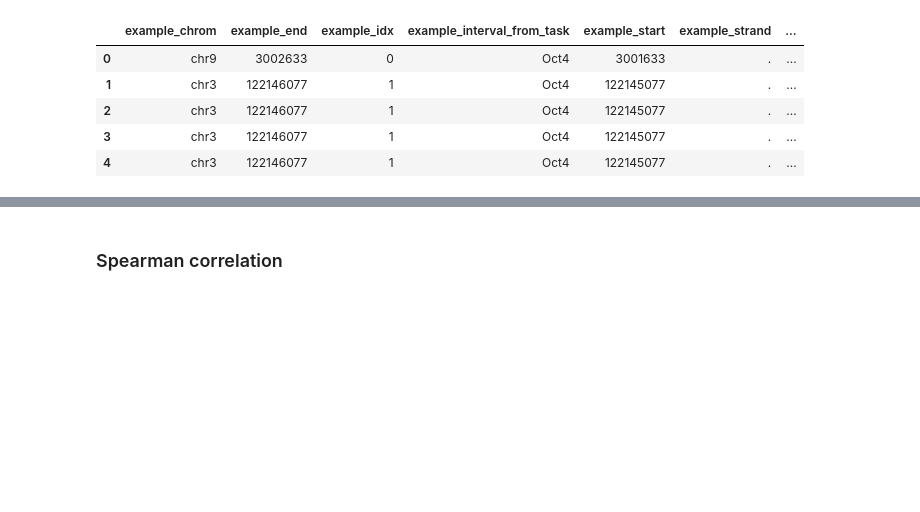
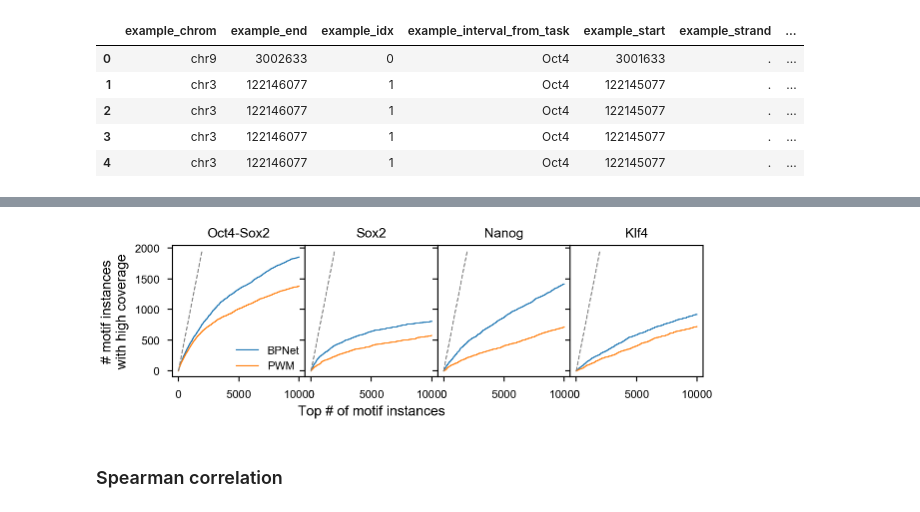
Before and after one commit to kundajelab/bpnet-manuscript, a Jupyter notebook: src/figures/11-method-comparison-pwm-chexmix.ipynb, the cells around one changed output, grey strips where cells are left out. Saved outputs shown, nothing was run; the diff lists cells and outputs as text; code cells hidden in the pictures; blank space fills up the shorter version.

```diff
--- a/src/figures/11-method-comparison-pwm-chexmix.ipynb
+++ b/src/figures/11-method-comparison-pwm-chexmix.ipynb
@@ -380,3 +429,34 @@ fig.savefig(fdir / 'footprint-recall-curve.with-ChExMix.pdf')
+# %%
+## Use only the central values
+cutoff = 8
+fig, axes = plt.subplots(1, len(main_motifs), figsize=get_figsize(1, 1/(1*len(main_motifs))),
+                         sharex=True,
+                         sharey=True, gridspec_kw=dict(wspace=0, hspace=0))
+fig.subplots_adjust(wspace=.5)#, wspace=0)
+max_val = 0
+for i, (motif, res) in enumerate(motif_profile_counts):
+    ax = axes[i]
+    # top_n = min([len(x) for x in res.values()])
+    top_n = 10000
+    cutoff = thresholds[motif]
+    for k,v in res.items():
+        ax.plot(np.cumsum(v[:top_n] > cutoff), label=k)
+
+    max_val = max(max_val, ax.get_ylim()[1])
+    if i == 0:
+        ax.set_ylabel("# motif instances\nwith high coverage")
+    if i == 1:
+        ax.set_xlabel("Top # of motif instances")
+    if i == 0:
+        leg = ax.legend(loc='lower right', framealpha=1, borderpad=0)
+        leg.get_frame().set_linewidth(0.0)
+    ax.set_title(motif)
+
+for i, (motif, res) in enumerate(motif_profile_counts):
+    axes[i].plot([0, max_val], [0, max_val], '--', color='grey', label=None)
+fig.savefig(fdir / f'footprint-recall-curve.central+-{max_diff}.pdf')
+# %% [output]
+[figure, added]
 # %% [markdown]
 ### Spearman correlation
 # %%
```
Also changed, not shown: parts of 31 cells of this notebook, 19 other files.
